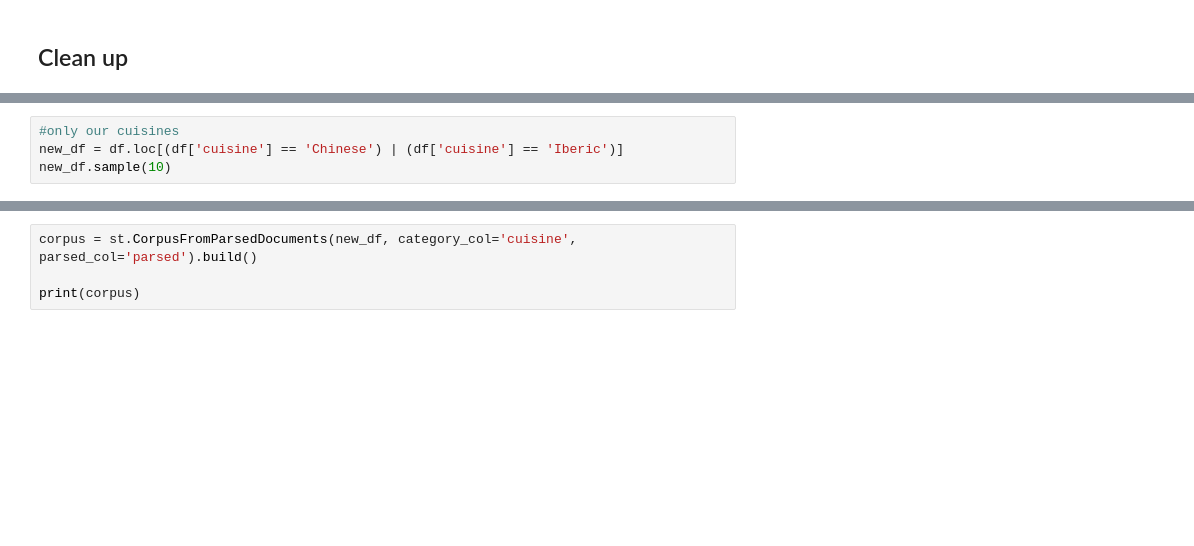
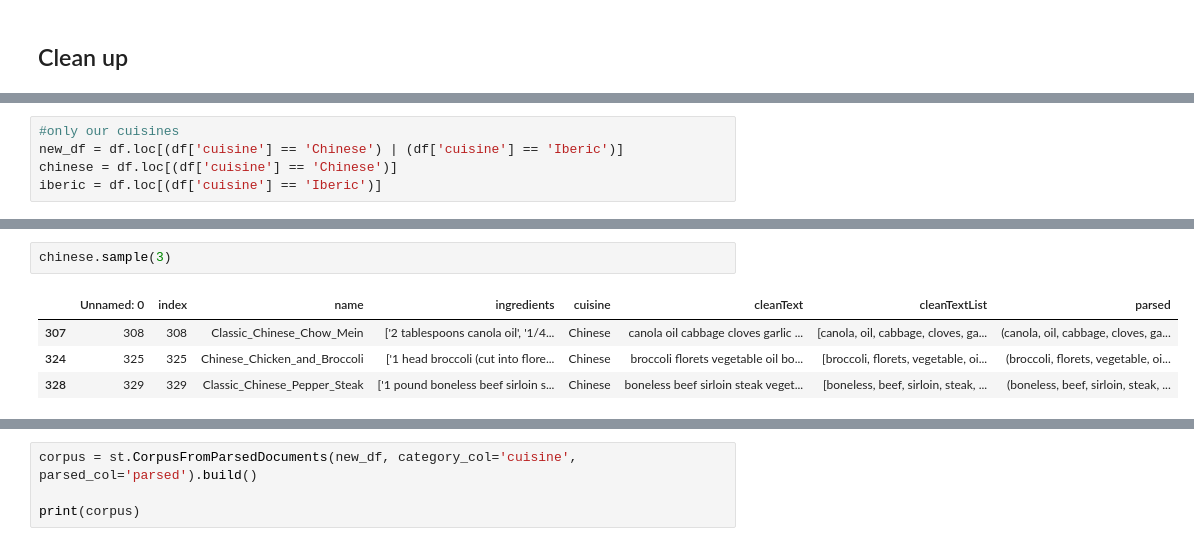
Before and after one commit to leanderpeter/Recipe-Text-Analyzer-Multi-Classification, a Jupyter notebook: preprocessing/1a and 1b.ipynb, the cells around one changed output, grey strips where cells are left out. Saved outputs shown, nothing was run; the diff lists cells and outputs as text; blank space fills up the shorter version.

```diff
--- a/preprocessing/1a and 1b.ipynb
+++ b/preprocessing/1a and 1b.ipynb
@@ -164,4 +164,5 @@ df.head(5)
 # %%
 #only our cuisines
 new_df = df.loc[(df['cuisine'] == 'Chinese') | (df['cuisine'] == 'Iberic')]
-new_df.sample(10)
+chinese = df.loc[(df['cuisine'] == 'Chinese')]
+iberic = df.loc[(df['cuisine'] == 'Iberic')]
@@ -179,0 +169,7 @@ new_df.sample(10)
+# %%
+chinese.sample(3)
+# %% [output]
+|  | Unnamed: 0 | index | name | ingredients | cuisine | cleanText | cleanTextList | parsed |
+| 307 | 308 | 308 | Classic_Chinese_Chow_Mein | ['2 tablespoons canola oil', '1/4... | Chinese | canola oil cabbage cloves garlic ... | [canola, oil, cabbage, cloves, ga... | (canola, oil, cabbage, cloves, ga... |
+| 324 | 325 | 325 | Chinese_Chicken_and_Broccoli | ['1 head broccoli (cut into flore... | Chinese | broccoli florets vegetable oil bo... | [broccoli, florets, vegetable, oi... | (broccoli, florets, vegetable, oi... |
+| 328 | 329 | 329 | Classic_Chinese_Pepper_Steak | ['1 pound boneless beef sirloin s... | Chinese | boneless beef sirloin steak veget... | [boneless, beef, sirloin, steak, ... | (boneless, beef, sirloin, steak, ... |
```
Also changed, not shown: parts of 6 cells of this notebook.
